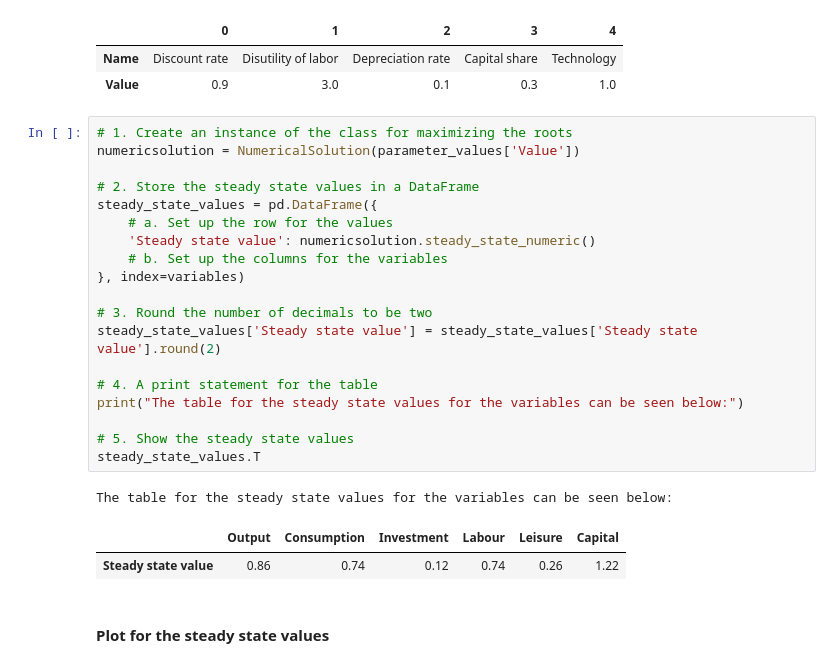
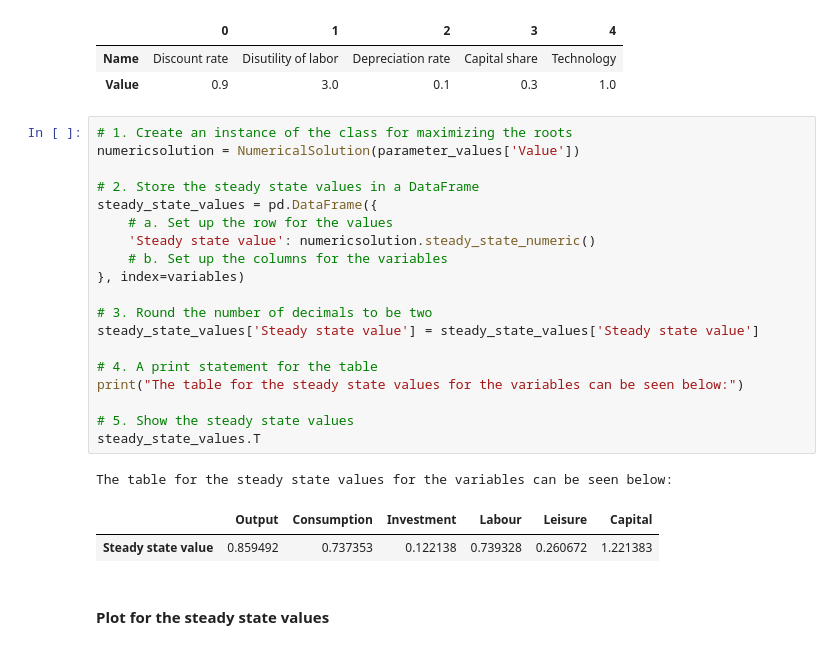
Before and after one commit to NumEconCopenhagen/projects-2024-sheng-og-anton, a Jupyter notebook: modelproject/modelproject.ipynb, the cells around one changed output. Drawn from its saved outputs; the diff is of its cells as text.

```diff
--- a/modelproject/modelproject.ipynb
+++ b/modelproject/modelproject.ipynb
@@ -337,26 +302,26 @@ parameter_values.T
 # %%
 # 1. Create an instance of the class for maximizing the roots
 numericsolution = NumericalSolution(parameter_values['Value'])
 
 # 2. Store the steady state values in a DataFrame
 steady_state_values = pd.DataFrame({
     # a. Set up the row for the values
     'Steady state value': numericsolution.steady_state_numeric()
     # b. Set up the columns for the variables
 }, index=variables)
 
 # 3. Round the number of decimals to be two
-steady_state_values['Steady state value'] = steady_state_values['Steady state value'].round(2)
+steady_state_values['Steady state value'] = steady_state_values['Steady state value']
 
 # 4. A print statement for the table
 print("The table for the steady state values for the variables can be seen below:")
 
 # 5. Show the steady state values
 steady_state_values.T
 # %% [output]
 The table for the steady state values for the variables can be seen below:
 |  | Output | Consumption | Investment | Labour | Leisure | Capital |
-| Steady state value | 0.86 | 0.74 | 0.12 | 0.74 | 0.26 | 1.22 |
+| Steady state value | 0.859492 | 0.737353 | 0.122138 | 0.739328 | 0.260672 | 1.221383 |
 # %% [markdown]
 #### Plot for the steady state values
 # %%
```
Also changed, not shown: parts of 12 cells of this notebook, 1 other file.
